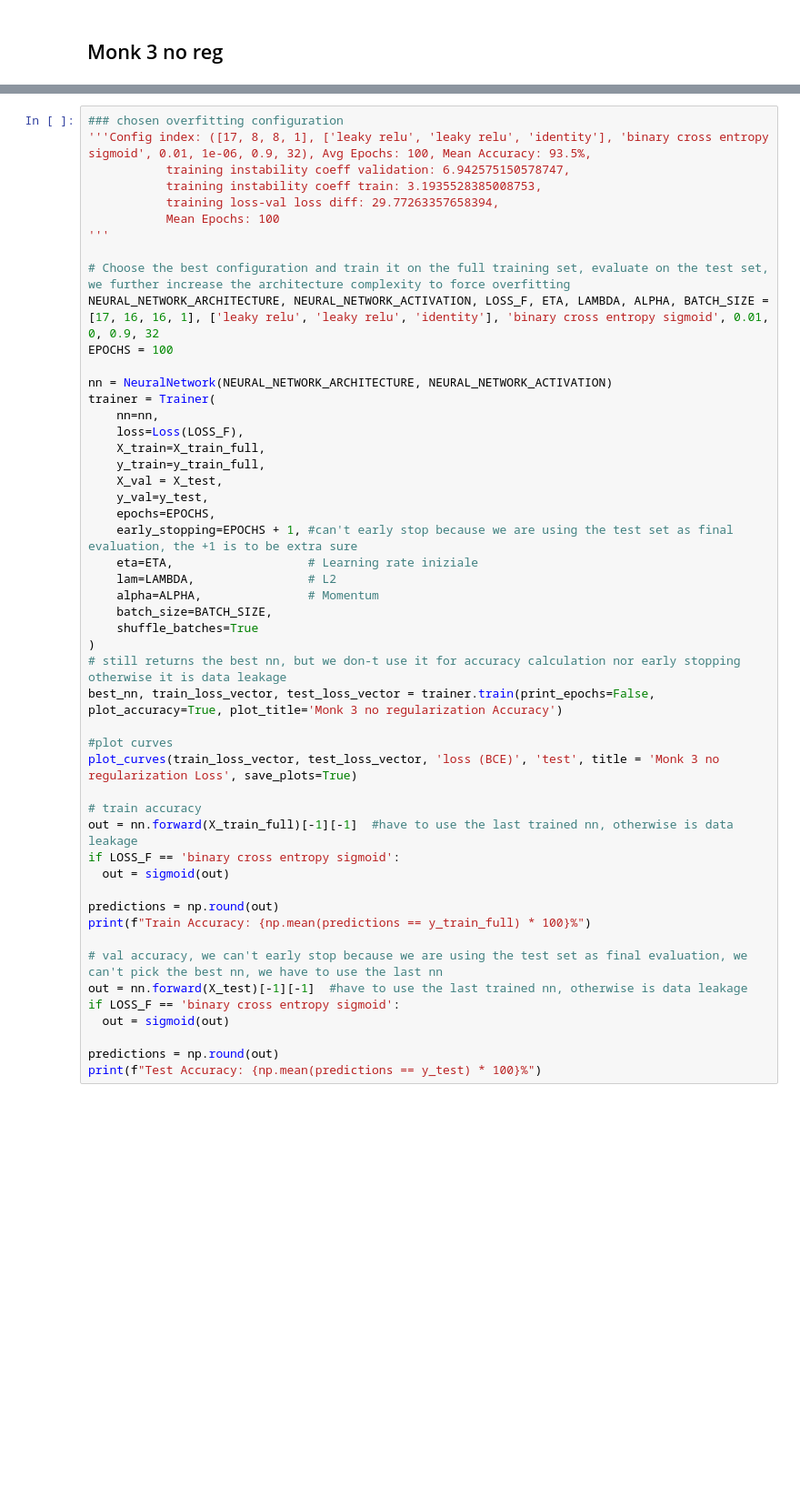
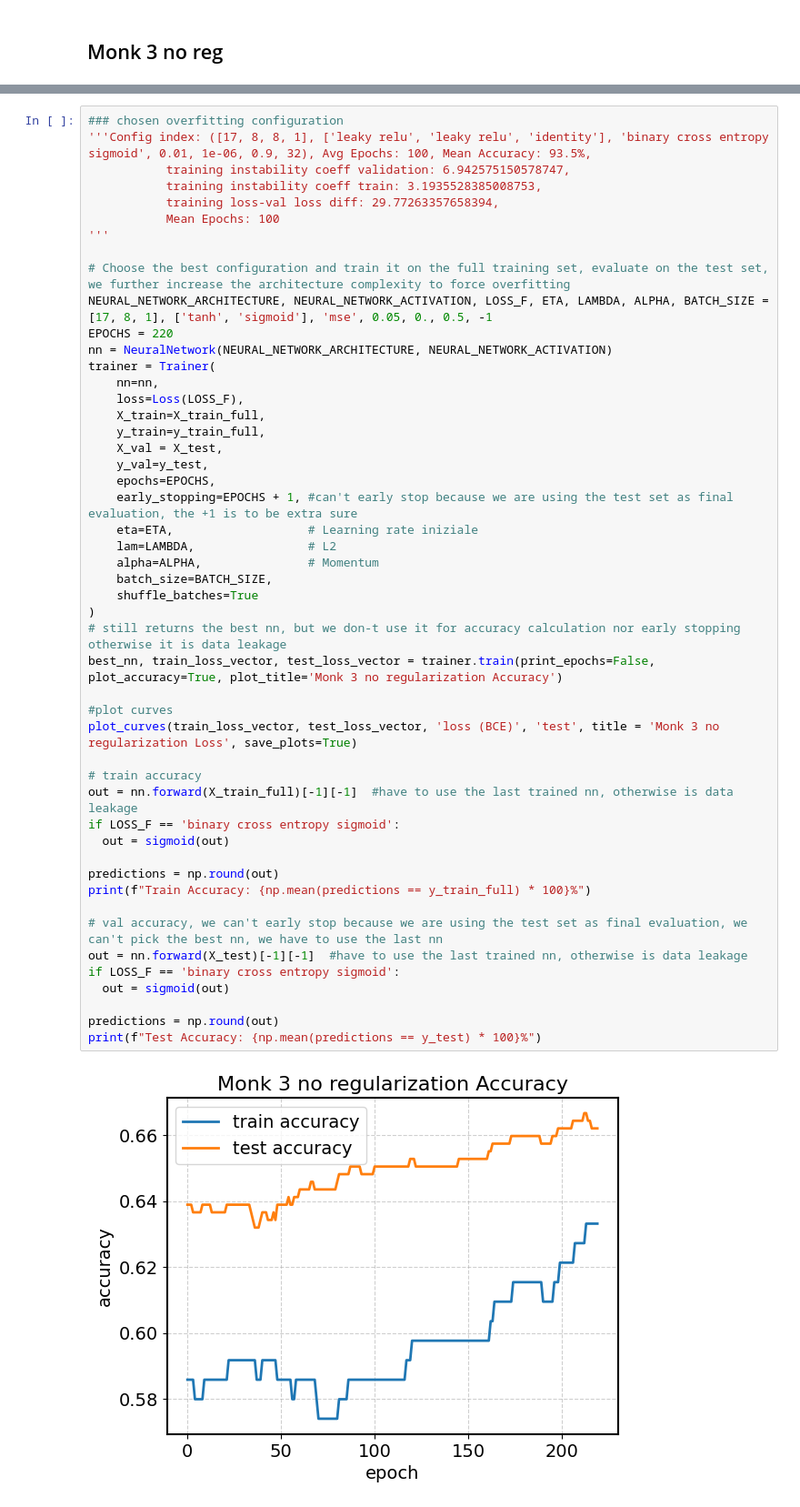
Before and after one commit to effe1209/ProjectML_Course, a Jupyter notebook: monk.ipynb, the cells around one changed output, grey strips where cells are left out. Shown at 91% size. Drawn from its saved outputs; the diff is of its cells as text; blank space fills up the shorter version.

```diff
--- a/monk.ipynb
+++ b/monk.ipynb
@@ -398,9 +359,8 @@ for i in TOP_25_CONFIGS_INDEXES:
 '''
 
 # Choose the best configuration and train it on the full training set, evaluate on the test set, we further increase the architecture complexity to force overfitting
-NEURAL_NETWORK_ARCHITECTURE, NEURAL_NETWORK_ACTIVATION, LOSS_F, ETA, LAMBDA, ALPHA, BATCH_SIZE = [17, 16, 16, 1], ['leaky relu', 'leaky relu', 'identity'], 'binary cross entropy sigmoid', 0.01, 0, 0.9, 32
-EPOCHS = 100
-
+NEURAL_NETWORK_ARCHITECTURE, NEURAL_NETWORK_ACTIVATION, LOSS_F, ETA, LAMBDA, ALPHA, BATCH_SIZE = [17, 8, 1], ['tanh', 'sigmoid'], 'mse', 0.05, 0., 0.5, -1
+EPOCHS = 220
 nn = NeuralNetwork(NEURAL_NETWORK_ARCHITECTURE, NEURAL_NETWORK_ACTIVATION)
 trainer = Trainer(
     nn=nn,
@@ -411,30 +371,32 @@ trainer = Trainer(
     y_val=y_test,
     epochs=EPOCHS,
     early_stopping=EPOCHS + 1, #can't early stop because we are using the test set as final evaluation, the +1 is to be extra sure
     eta=ETA,                   # Learning rate iniziale
     lam=LAMBDA,                # L2
     alpha=ALPHA,               # Momentum
     batch_size=BATCH_SIZE,
     shuffle_batches=True
 )
 # still returns the best nn, but we don-t use it for accuracy calculation nor early stopping otherwise it is data leakage
 best_nn, train_loss_vector, test_loss_vector = trainer.train(print_epochs=False, plot_accuracy=True, plot_title='Monk 3 no regularization Accuracy')
 
 #plot curves
 plot_curves(train_loss_vector, test_loss_vector, 'loss (BCE)', 'test', title = 'Monk 3 no regularization Loss', save_plots=True)
 
 # train accuracy
 out = nn.forward(X_train_full)[-1][-1]  #have to use the last trained nn, otherwise is data leakage
 if LOSS_F == 'binary cross entropy sigmoid':
   out = sigmoid(out)
 
 predictions = np.round(out)
 print(f"Train Accuracy: {np.mean(predictions == y_train_full) * 100}%")
 
 # val accuracy, we can't early stop because we are using the test set as final evaluation, we can't pick the best nn, we have to use the last nn
 out = nn.forward(X_test)[-1][-1]  #have to use the last trained nn, otherwise is data leakage
 if LOSS_F == 'binary cross entropy sigmoid':
   out = sigmoid(out)
 
 predictions = np.round(out)
 print(f"Test Accuracy: {np.mean(predictions == y_test) * 100}%")
+# %% [output]
+[figure, added]
```
Also changed, not shown: parts of 14 cells of this notebook, 4 other files.
